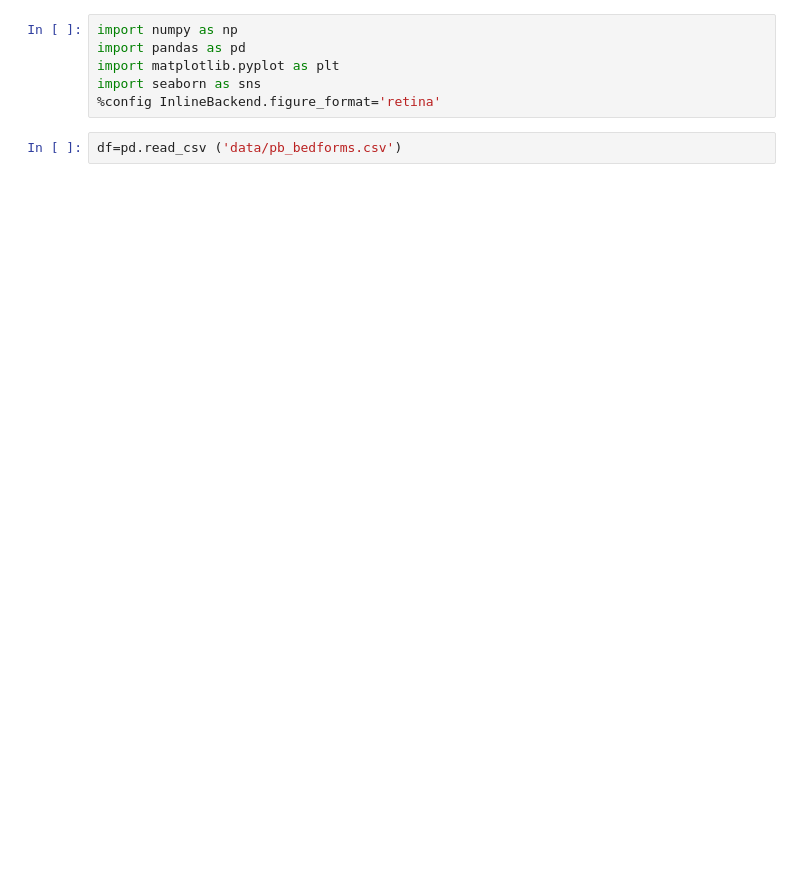
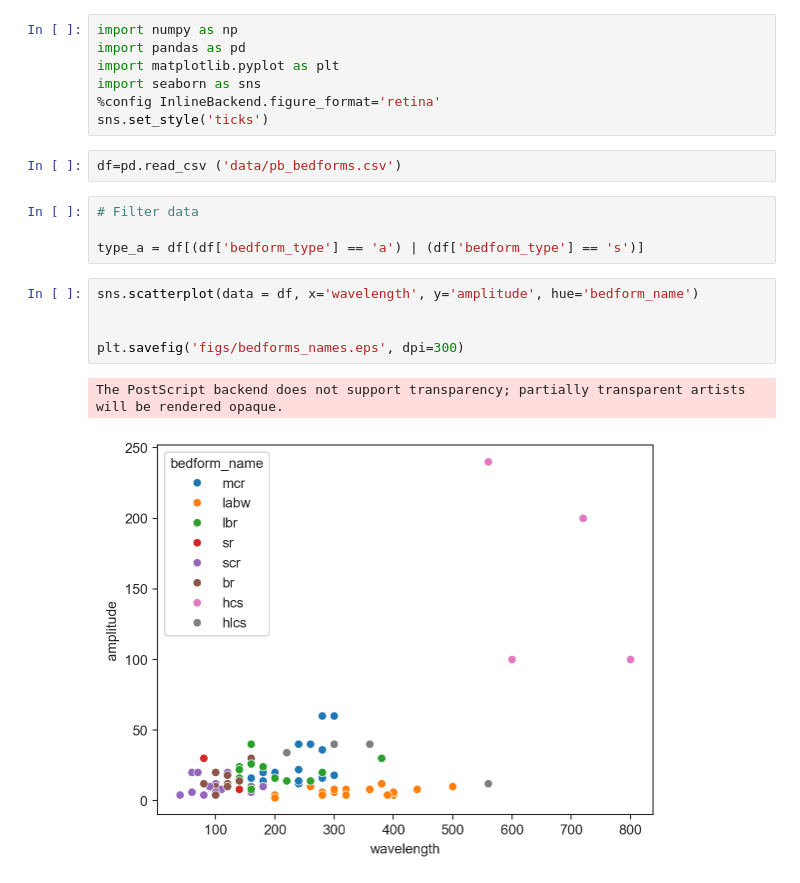
Before and after one commit to eewjt/taylor_et_al_puntabaja_data_C5, a Jupyter notebook: pb_bedforms.ipynb, the cells around one changed output. Cells and saved outputs as stored; diff of their text form; blank space fills up the shorter version.

```diff
--- a/pb_bedforms.ipynb
+++ b/pb_bedforms.ipynb
@@ -4,6 +4,19 @@ import pandas as pd
 import matplotlib.pyplot as plt
 import seaborn as sns
 %config InlineBackend.figure_format='retina'
+sns.set_style('ticks')
 # %%
 df=pd.read_csv ('data/pb_bedforms.csv')
+# %%
+# Filter data
+
+type_a = df[(df['bedform_type'] == 'a') | (df['bedform_type'] == 's')]
+# %%
+sns.scatterplot(data = df, x='wavelength', y='amplitude', hue='bedform_name')
+
+
+plt.savefig('figs/bedforms_names.eps', dpi=300)
+# %% [output]
+The PostScript backend does not support transparency; partially transparent artists will be rendered opaque.
+[figure, added]
 # %%
```
Also changed, not shown: parts of 2 cells of this notebook, 48 other files.
